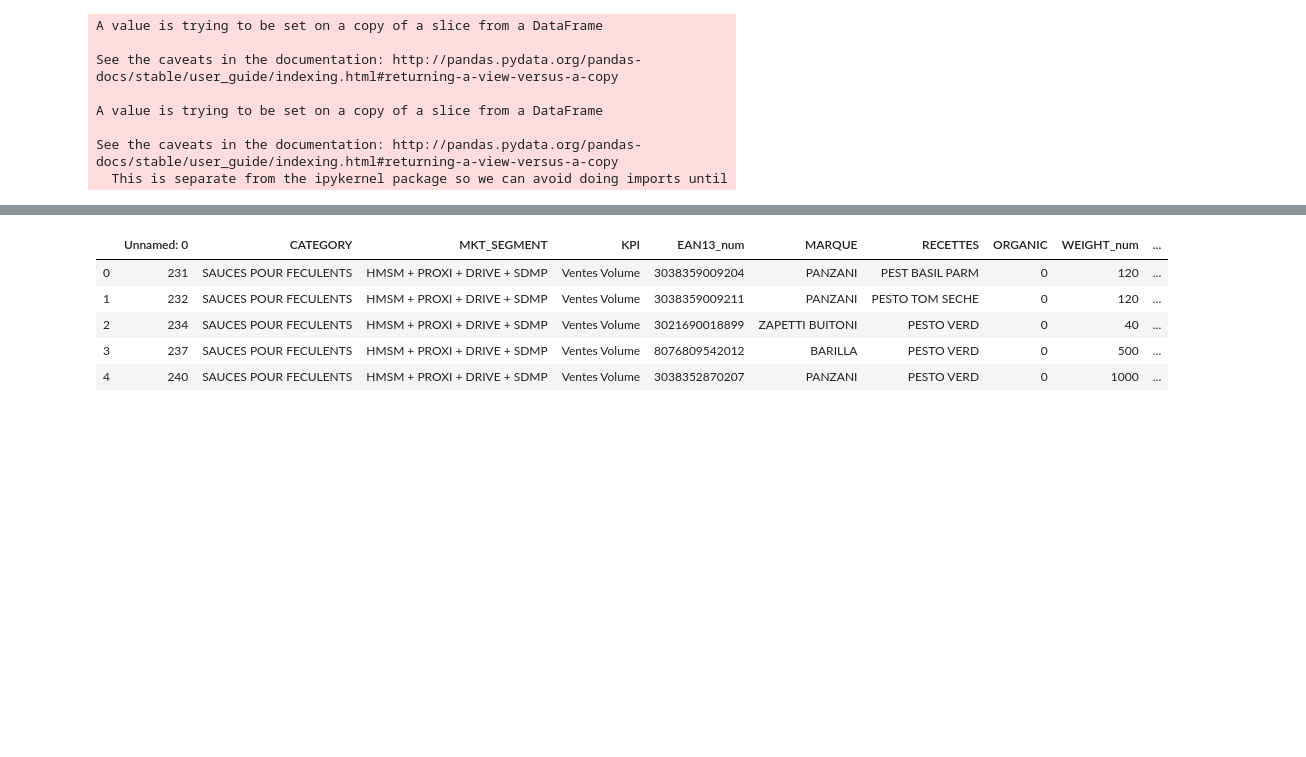
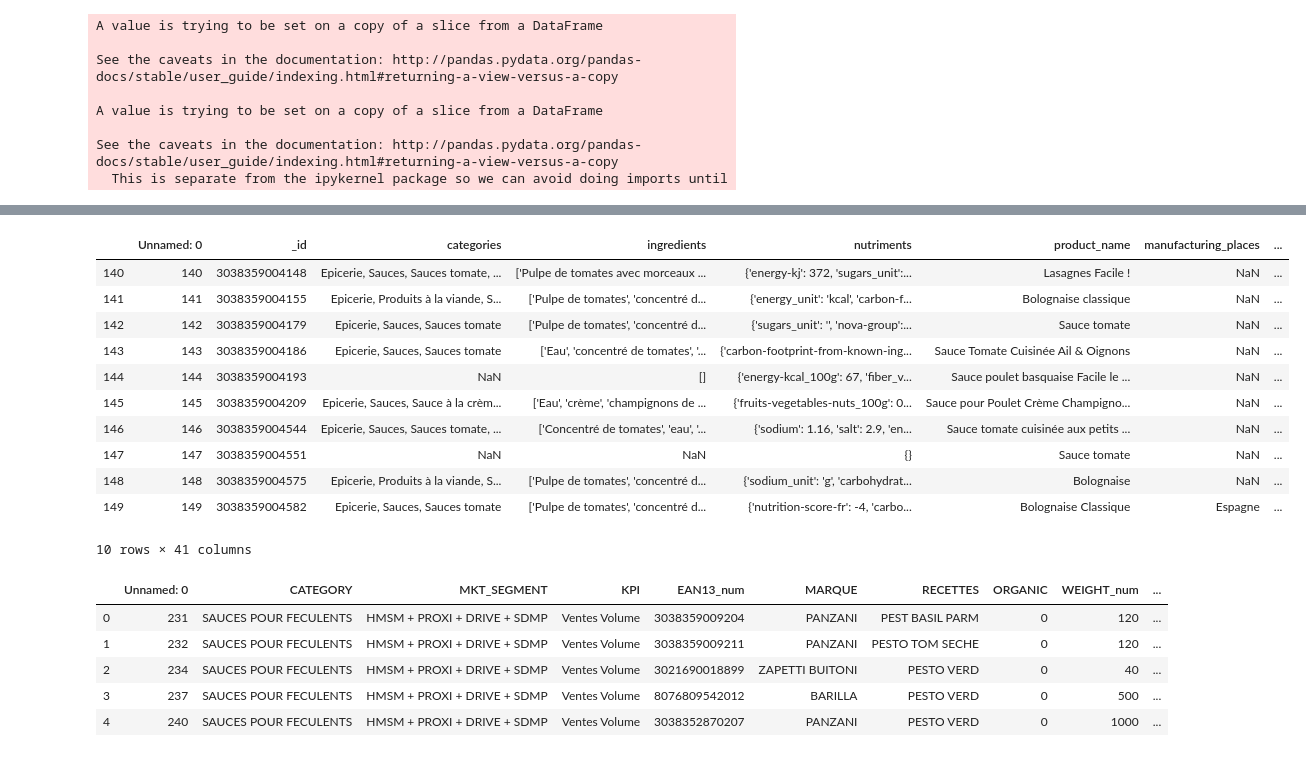
Before and after one commit to alex-toy/italians_do_it_better, a Jupyter notebook: 0_categories.ipynb, the cells around one changed output, grey strips where cells are left out. Saved outputs shown, nothing was run; the diff lists cells and outputs as text; code cells hidden in the pictures; blank space fills up the shorter version.

```diff
--- a/0_categories.ipynb
+++ b/0_categories.ipynb
@@ -32,7 +32,7 @@ A value is trying to be set on a copy of a slice from a DataFrame
 
 See the caveats in the documentation: http://pandas.pydata.org/pandas-docs/stable/user_guide/indexing.html#returning-a-view-versus-a-copy
 # %%
-is_provencale = df['product_name'].str.contains('Provençale|provence|provencale', regex=True, flags=re.IGNORECASE)
+is_provencale = df['product_name'].str.contains('provençale|provence|provencale', regex=True, flags=re.IGNORECASE)
 df.loc[:, 'SUB_CATEGORY'][is_provencale] = 'PROVENCALE'
 df.loc[:, 'CATEGORY'][is_provencale] = 'TOMATES'
 # %% [output]
@@ -70,3 +70,7 @@ A value is trying to be set on a copy of a slice from a DataFrame
 
 See the caveats in the documentation: http://pandas.pydata.org/pandas-docs/stable/user_guide/indexing.html#returning-a-view-versus-a-copy
   This is separate from the ipykernel package so we can avoid doing imports until
+# %%
+is_pomodoro = df['product_name'].str.contains('tomates?', regex=True, flags=re.IGNORECASE) & df['product_name'].str.contains('basilic', regex=True, flags=re.IGNORECASE)
+df.loc[:, 'SUB_CATEGORY'][is_pomodoro] = 'POMODORO'
+df.loc[:, 'CATEGORY'][is_pomodoro] = 'TOMATES'
@@ -72,0 +86,4 @@ See the caveats in the documentation: http://pandas.pydata.org/pandas-docs/stabl
+# %%
+is_norma = df['product_name'].str.contains('tomates?', regex=True, flags=re.IGNORECASE) & df['product_name'].str.contains('aubergine', regex=True, flags=re.IGNORECASE)
+df.loc[:, 'SUB_CATEGORY'][is_norma] = 'NORMA'
+df.loc[:, 'CATEGORY'][is_norma] = 'TOMATES'
@@ -136,7 +162,7 @@ A value is trying to be set on a copy of a slice from a DataFrame
 See the caveats in the documentation: http://pandas.pydata.org/pandas-docs/stable/user_guide/indexing.html#returning-a-view-versus-a-copy
   This is separate from the ipykernel package so we can avoid doing imports until
 # %%
-is_pesto_rosso = df['product_name'].str.contains('pesto rosso', regex=True, flags=re.IGNORECASE)
+is_pesto_rosso = df['product_name'].str.contains('pesto rosso|pesto rouge', regex=True, flags=re.IGNORECASE)
 df.loc[:, 'SUB_CATEGORY'][is_pesto_rosso] = 'PESTO_ROSSO'
 df.loc[:, 'CATEGORY'][is_pesto_rosso] = 'PESTI'
 # %% [output]
@@ -226,3 +246,18 @@ df[df['CATEGORY'] == 'AUTRE'].head(20)
+# %%
+df[140:150]
+# %% [output]
+|  | Unnamed: 0 | _id | categories | ingredients | nutriments | product_name | manufacturing_places | ... |
+| 140 | 140 | 3038359004148 | Epicerie, Sauces, Sauces tomate, ... | ['Pulpe de tomates avec morceaux ... | {'energy-kj': 372, 'sugars_unit':... | Lasagnes Facile ! | NaN | ... |
+| 141 | 141 | 3038359004155 | Epicerie, Produits à la viande, S... | ['Pulpe de tomates', 'concentré d... | {'energy_unit': 'kcal', 'carbon-f... | Bolognaise classique | NaN | ... |
+| 142 | 142 | 3038359004179 | Epicerie, Sauces, Sauces tomate | ['Pulpe de tomates', 'concentré d... | {'sugars_unit': '', 'nova-group':... | Sauce tomate | NaN | ... |
+| 143 | 143 | 3038359004186 | Epicerie, Sauces, Sauces tomate | ['Eau', 'concentré de tomates', '... | {'carbon-footprint-from-known-ing... | Sauce Tomate Cuisinée Ail & Oignons | NaN | ... |
+| 144 | 144 | 3038359004193 | NaN | [] | {'energy-kcal_100g': 67, 'fiber_v... | Sauce poulet basquaise Facile le ... | NaN | ... |
+| 145 | 145 | 3038359004209 | Epicerie, Sauces, Sauce à la crèm... | ['Eau', 'crème', 'champignons de ... | {'fruits-vegetables-nuts_100g': 0... | Sauce pour Poulet Crème Champigno... | NaN | ... |
+| 146 | 146 | 3038359004544 | Epicerie, Sauces, Sauces tomate, ... | ['Concentré de tomates', 'eau', '... | {'sodium': 1.16, 'salt': 2.9, 'en... | Sauce tomate cuisinée aux petits ... | NaN | ... |
+| 147 | 147 | 3038359004551 | NaN | NaN | {} | Sauce tomate | NaN | ... |
+| 148 | 148 | 3038359004575 | Epicerie, Produits à la viande, S... | ['Pulpe de tomates', 'concentré d... | {'sodium_unit': 'g', 'carbohydrat... | Bolognaise | NaN | ... |
+| 149 | 149 | 3038359004582 | Epicerie, Sauces, Sauces tomate | ['Pulpe de tomates', 'concentré d... | {'nutrition-score-fr': -4, 'carbo... | Bolognaise Classique | Espagne | ... |
+10 rows × 41 columns
 # %%
 df.to_csv('O_produits_EAN13_categories.csv')
 # %%
```
Also changed, not shown: parts of 5 cells of this notebook.
